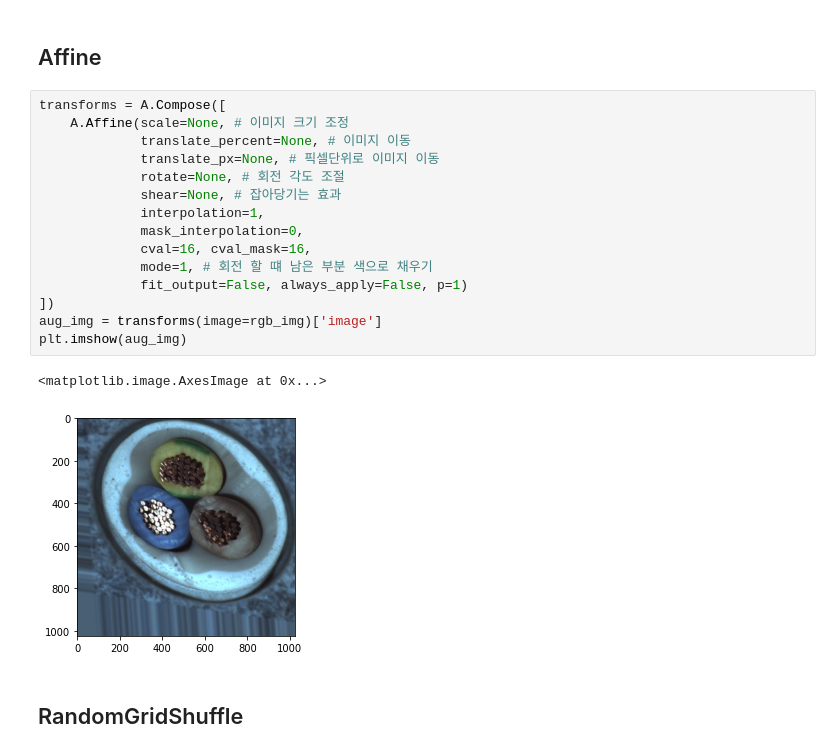
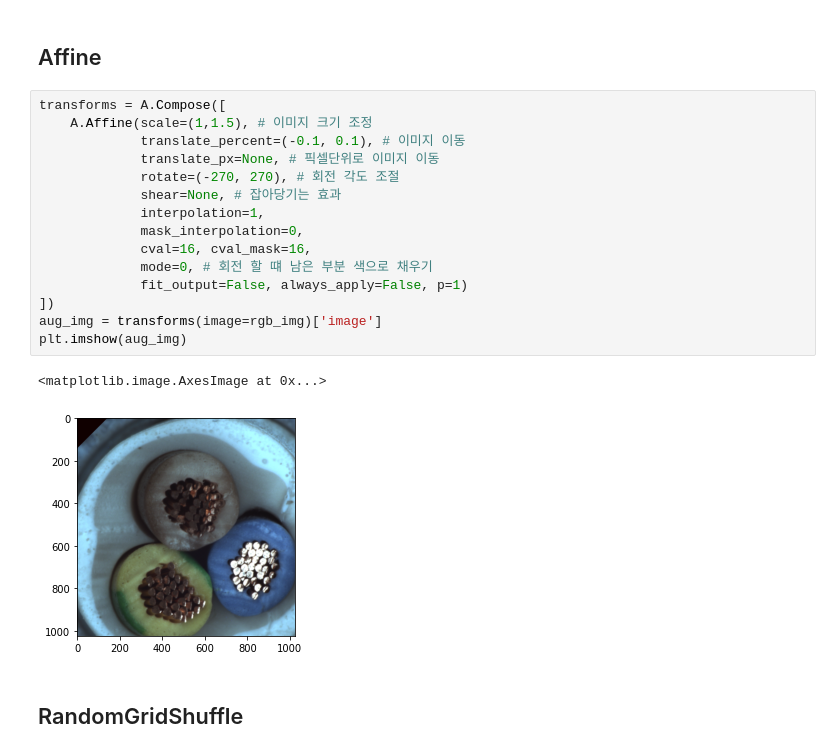
Before and after one commit to quhb2455/toy, a Jupyter notebook: ComputerVision_AnomalyDetection/notebook/albumentation_test.ipynb, the cells around one changed output. Cells and saved outputs as stored; diff of their text form.

```diff
--- a/ComputerVision_AnomalyDetection/notebook/albumentation_test.ipynb
+++ b/ComputerVision_AnomalyDetection/notebook/albumentation_test.ipynb
@@ -81,22 +92,22 @@ plt.imshow(aug_img)
 ## Affine
 # %%
 transforms = A.Compose([
-    A.Affine(scale=None, # 이미지 크기 조정
-             translate_percent=None, # 이미지 이동
+    A.Affine(scale=(1,1.5), # 이미지 크기 조정
+             translate_percent=(-0.1, 0.1), # 이미지 이동
              translate_px=None, # 픽셀단위로 이미지 이동
-             rotate=None, # 회전 각도 조절
+             rotate=(-270, 270), # 회전 각도 조절
              shear=None, # 잡아당기는 효과
              interpolation=1,
              mask_interpolation=0,
              cval=16, cval_mask=16,
-             mode=1, # 회전 할 떄 남은 부분 색으로 채우기
+             mode=0, # 회전 할 떄 남은 부분 색으로 채우기
              fit_output=False, always_apply=False, p=1)
 ])
 aug_img = transforms(image=rgb_img)['image']
 plt.imshow(aug_img)
 # %% [output]
 <matplotlib.image.AxesImage at 0x...>
-[figure, old version]
+[figure, new version]
 # %% [markdown]
 ## RandomGridShuffle
 # %%
```
Also changed, not shown: parts of 2 cells of this notebook, 21 other files.
